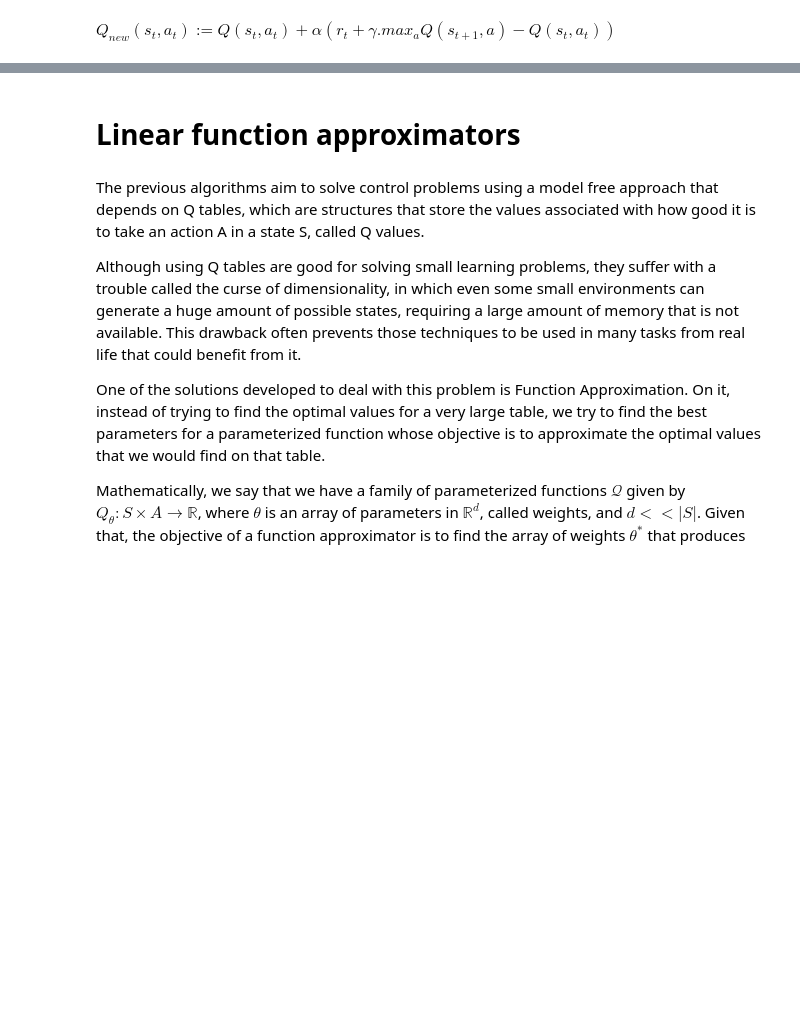
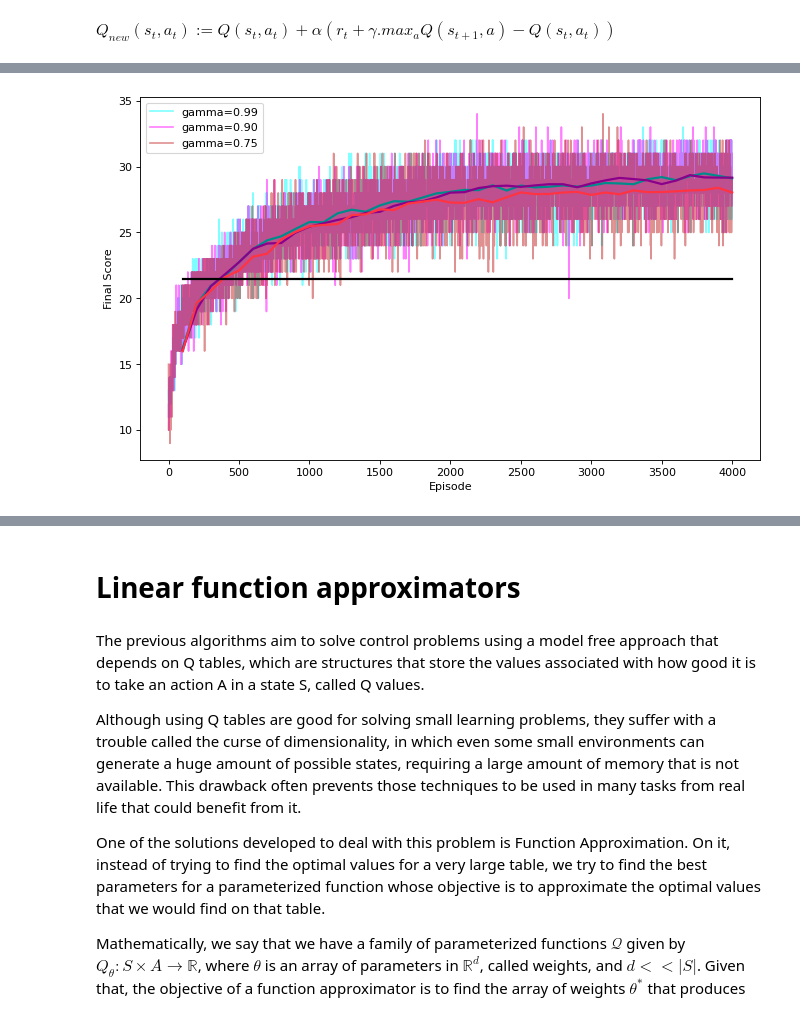
Before and after one commit to DionisiusMayr/FreewayGame, a Jupyter notebook: freeway/freeway.ipynb, the cells around one changed output, grey strips where cells are left out. Cells and saved outputs as stored; diff of their text form; code cells hidden in the pictures; blank space fills up the shorter version.

```diff
--- a/freeway/freeway.ipynb
+++ b/freeway/freeway.ipynb
@@ -427,0 +547,19 @@ Wall time: 2h 9min 38s
+# %%
+scores_2act_gamma_0p99 = read_int_array_from_file('./QL/QL_scores_2act_R3.txt')
+scores_2act_gamma_0p9 = read_int_array_from_file('./QL/QL_scores_2act_gamma_0p9.txt')
+scores_2act_gamma_0p75 = read_int_array_from_file('./QL/QL_scores_2act_gamma_0p75.txt')
+
+total_rewards_2act_gamma_0p99 = read_int_array_from_file('./QL/QL_total_rewards_2act_R3.txt')
+total_rewards_2act_gamma_0p9 = read_int_array_from_file('./QL/QL_total_rewards_2act_gamma_0p9.txt')
+total_rewards_2act_gamma_0p75 = read_int_array_from_file('./QL/QL_total_rewards_2act_gamma_0p75.txt')
+# %%
+baseline = [baseline_mean_score for i in range(4000)]
+
+ax = aux_plots.plot_3scores(scores_2act_gamma_0p99[:4000], scores_2act_gamma_0p9[:4000], scores_2act_gamma_0p75[:4000], "gamma=0.99", "gamma=0.90", "gamma=0.75")
+
+aux_plots.moving_average(scores_2act_gamma_0p99[:4000], ax, label="gamma=0.99", color='darkcyan')
+aux_plots.moving_average(scores_2act_gamma_0p9[:4000], ax, label="gamma=0.90", color='darkmagenta')
+aux_plots.moving_average(scores_2act_gamma_0p75[:4000], ax, label="gamma=0.75", color='#FF3341')
+aux_plots.moving_average(baseline, ax, label='Baseline', color='black')
+# %% [output]
+[figure, added]
```
Also changed, not shown: parts of 122 cells of this notebook, 20 other files.
